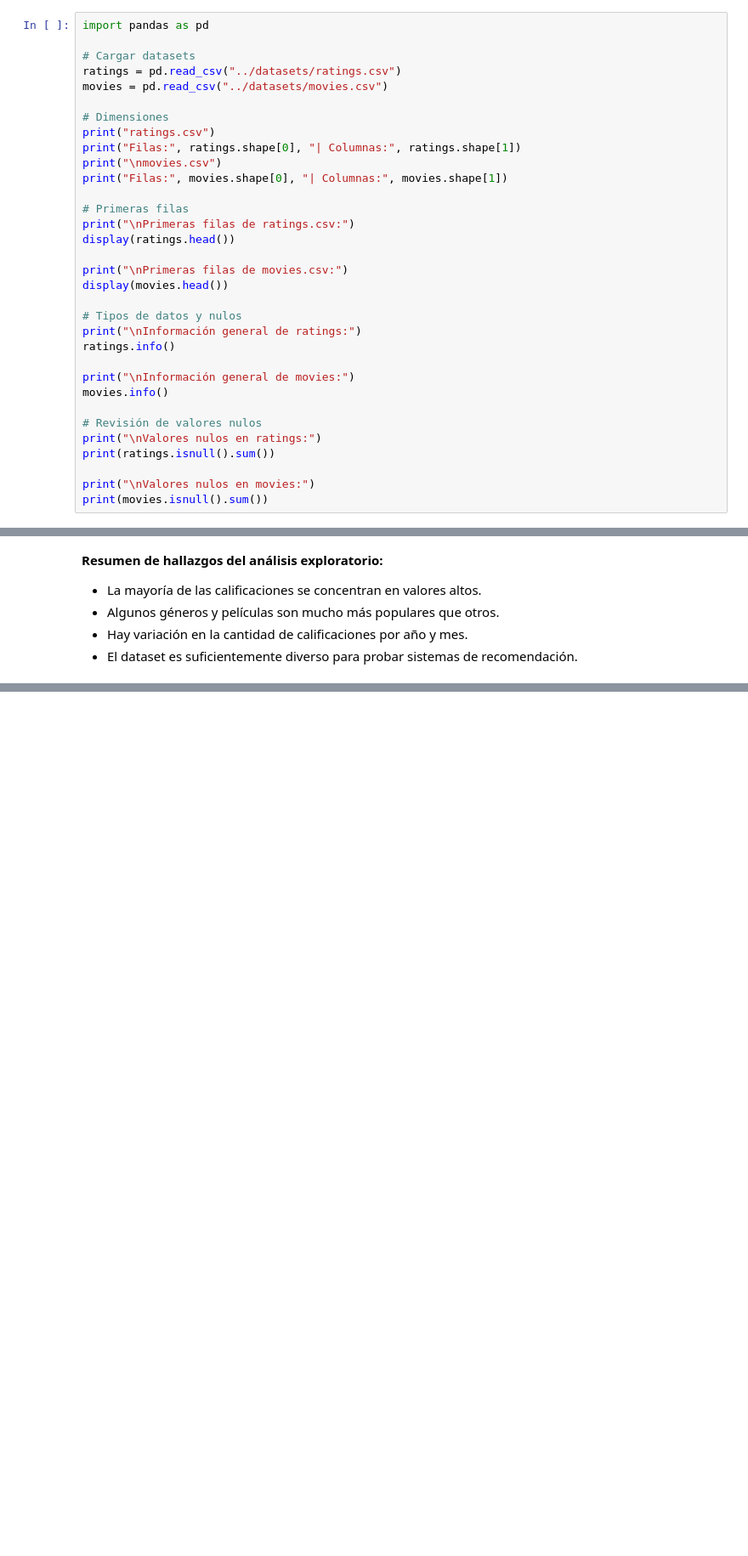
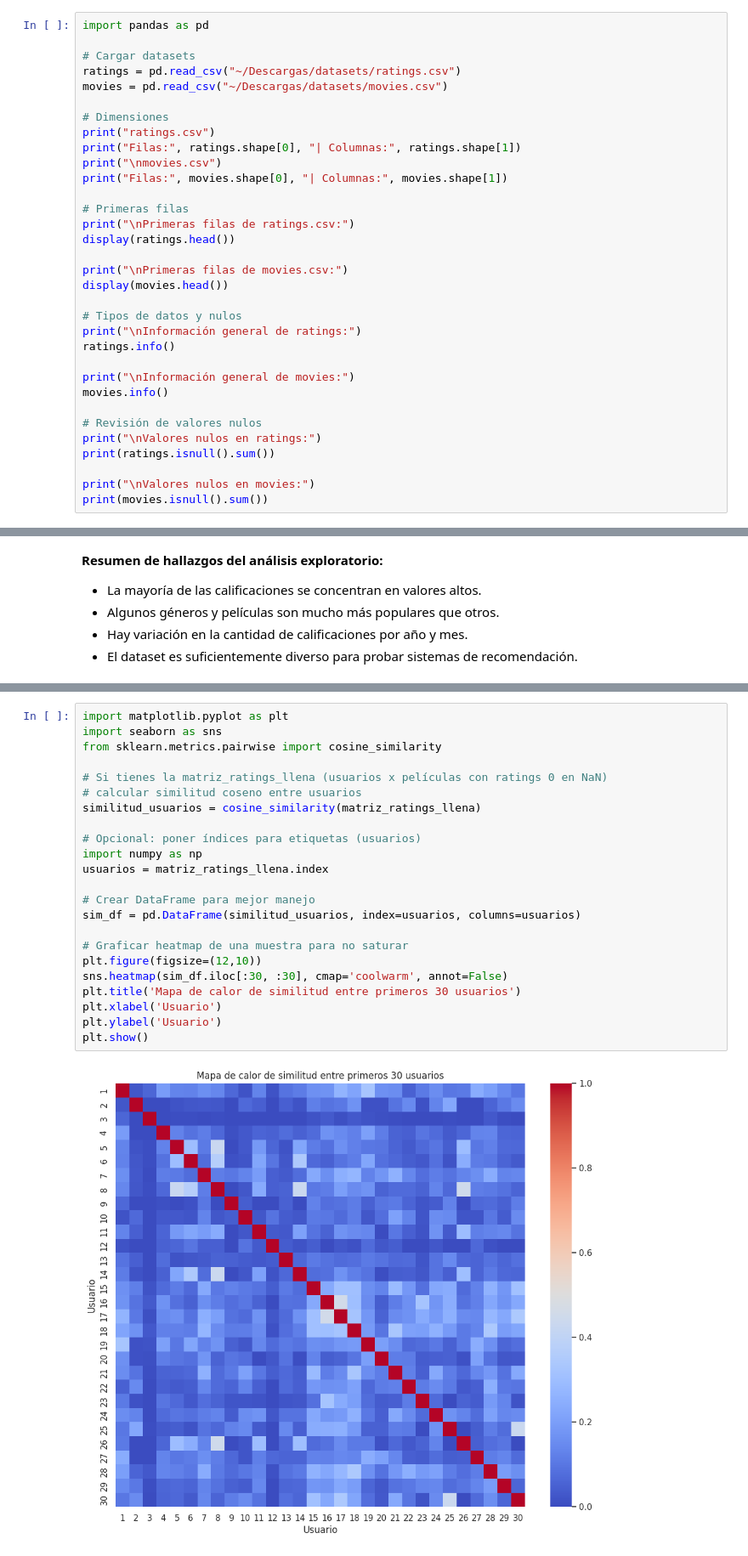
Before and after one commit to StephMonjaraz/multidomain-data-analysis, a Jupyter notebook: notebooks/04_recomendacion_peliculas.ipynb, the cells around one changed output, grey strips where cells are left out. Shown: that part at 85% size. Saved outputs shown, nothing was run; the diff lists cells and outputs as text; blank space fills up the shorter version.

```diff
--- a/notebooks/04_recomendacion_peliculas.ipynb
+++ b/notebooks/04_recomendacion_peliculas.ipynb
@@ -14,8 +14,8 @@ Se exploran las dimensiones, tipos de datos y existencia de valores nulos. Esta
 import pandas as pd
 
 # Cargar datasets
-ratings = pd.read_csv("../datasets/ratings.csv")
-movies = pd.read_csv("../datasets/movies.csv")
+ratings = pd.read_csv("~/Descargas/datasets/ratings.csv")
+movies = pd.read_csv("~/Descargas/datasets/movies.csv")
 
 # Dimensiones
 print("ratings.csv")
@@ -600,0 +741,25 @@ Número de usuarios únicos: 610
+# %%
+import matplotlib.pyplot as plt
+import seaborn as sns
+from sklearn.metrics.pairwise import cosine_similarity
+
+# Si tienes la matriz_ratings_llena (usuarios x películas con ratings 0 en NaN)
+# calcular similitud coseno entre usuarios
+similitud_usuarios = cosine_similarity(matriz_ratings_llena)
+
+# Opcional: poner índices para etiquetas (usuarios)
+import numpy as np
+usuarios = matriz_ratings_llena.index
+
+# Crear DataFrame para mejor manejo
+sim_df = pd.DataFrame(similitud_usuarios, index=usuarios, columns=usuarios)
+
+# Graficar heatmap de una muestra para no saturar
+plt.figure(figsize=(12,10))
+sns.heatmap(sim_df.iloc[:30, :30], cmap='coolwarm', annot=False)
+plt.title('Mapa de calor de similitud entre primeros 30 usuarios')
+plt.xlabel('Usuario')
+plt.ylabel('Usuario')
+plt.show()
+# %% [output]
+[figure, added]
```
Also changed, not shown: parts of 11 cells of this notebook.
